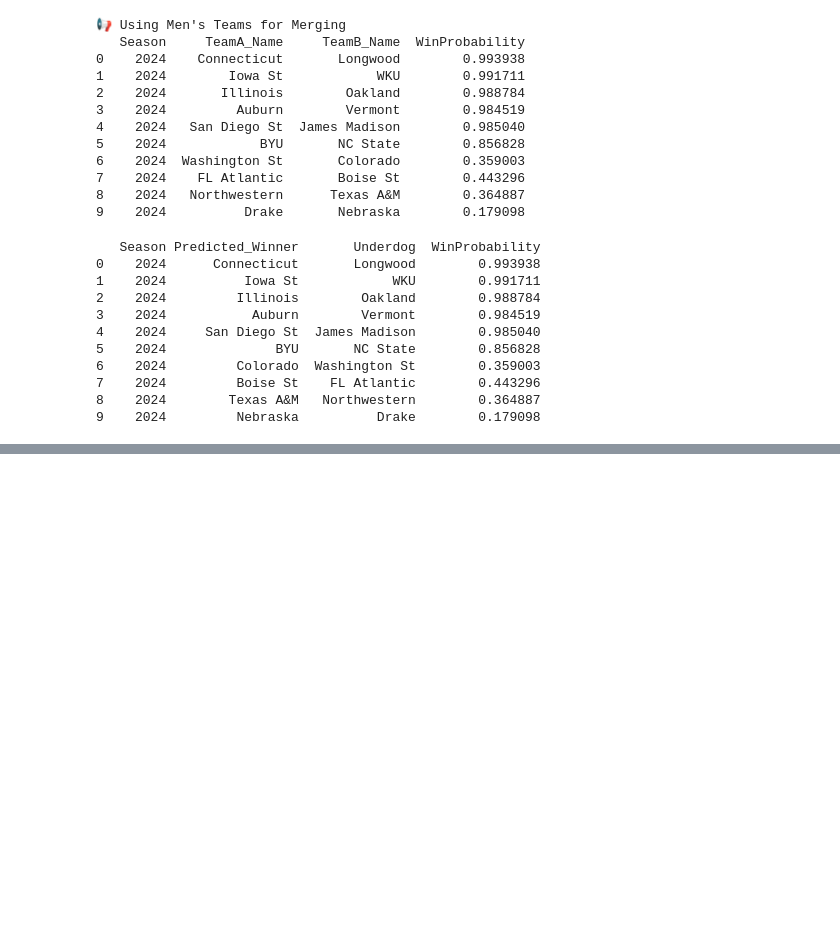
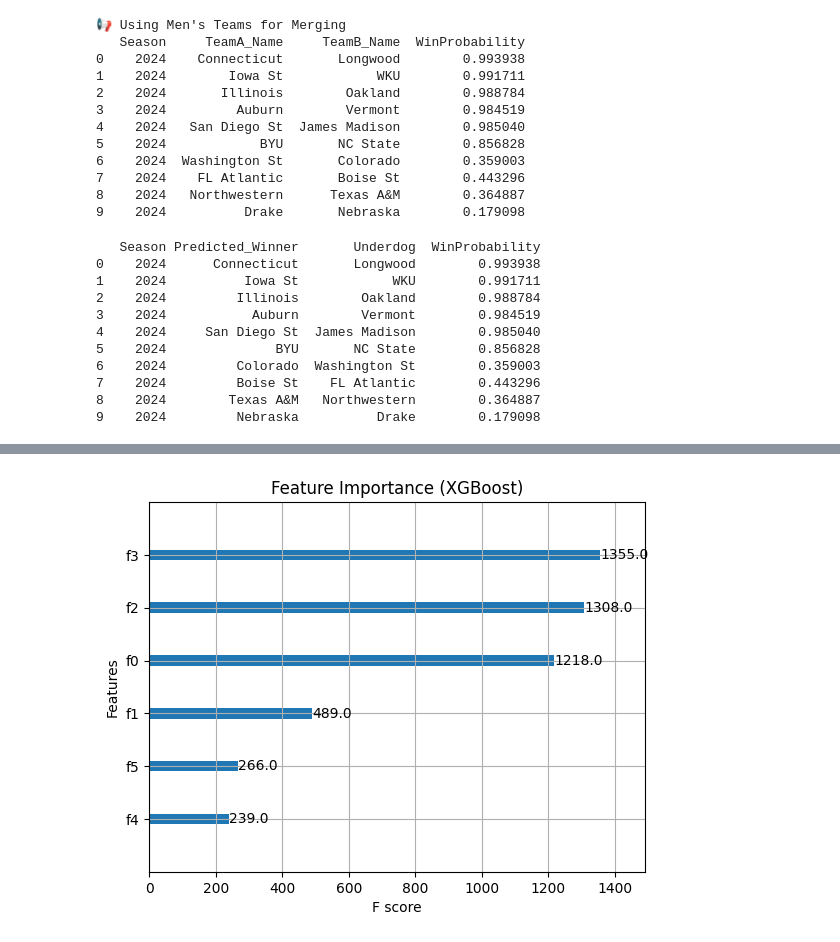
Before and after one commit to Immanuel-01/March_Mania, a Jupyter notebook: Mania.ipynb, the cells around one changed output, grey strips where cells are left out. Drawn from its saved outputs; the diff is of its cells as text; code cells hidden in the pictures; blank space fills up the shorter version.

```diff
--- a/Mania.ipynb
+++ b/Mania.ipynb
@@ -812,2 +834,9 @@ print(predictions.head(10))
 # %%
-#testing
+from xgboost import plot_importance
+import matplotlib.pyplot as plt
+
+plot_importance(xgb_model)
+plt.title("Feature Importance (XGBoost)")
+plt.show()
+# %% [output]
+[figure, added]
```
Also changed, not shown: parts of 5 cells of this notebook.
